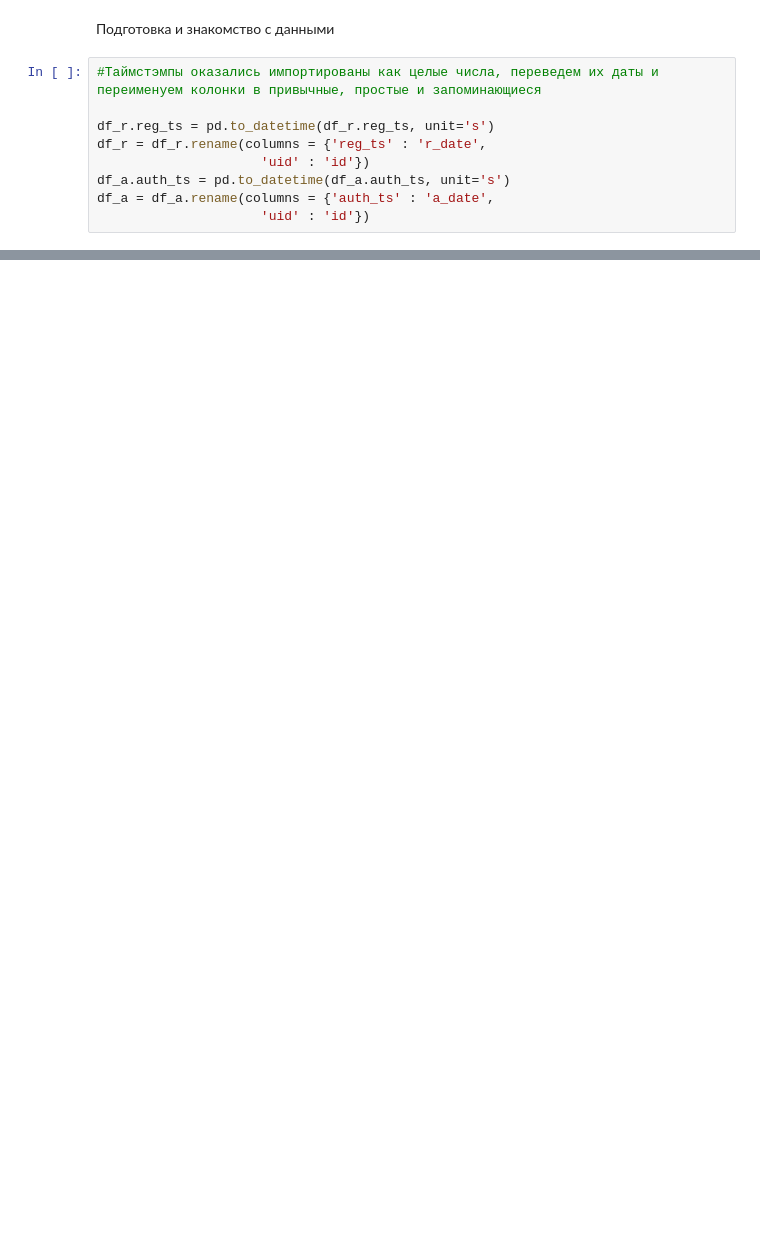
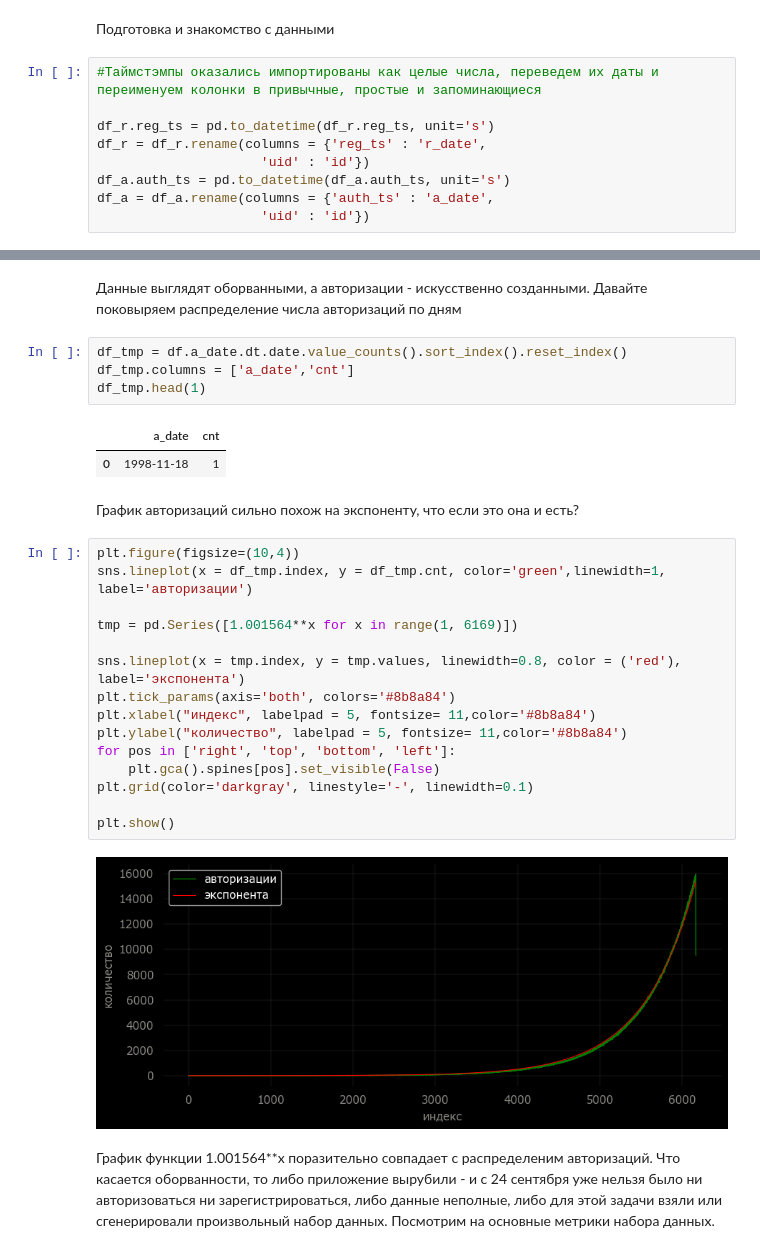
Before and after one commit to sortvalues/my_rep_01, a Jupyter notebook: Projects/karpov_cources_final_project.ipynb, the cells around one changed output, grey strips where cells are left out. Cells and saved outputs as stored; diff of their text form; blank space fills up the shorter version.

```diff
--- a/Projects/karpov_cources_final_project.ipynb
+++ b/Projects/karpov_cources_final_project.ipynb
@@ -58,3 +117,33 @@ df = pd.merge(df_a, df_r, how = 'left', on='id')
+# %% [markdown]
+Данные выглядят оборванными, а авторизации - искусственно созданными. Давайте поковыряем распределение числа авторизаций по дням
+# %%
+df_tmp = df.a_date.dt.date.value_counts().sort_index().reset_index()
+df_tmp.columns = ['a_date','cnt']
+df_tmp.head(1)
+# %% [output]
+|  | a_date | cnt |
+| 0 | 1998-11-18 | 1 |
+# %% [markdown]
+График авторизаций сильно похож на экспоненту, что если это она и есть?
+# %%
+plt.figure(figsize=(10,4))
+sns.lineplot(x = df_tmp.index, y = df_tmp.cnt, color='green',linewidth=1, label='авторизации')
+
+tmp = pd.Series([1.001564**x for x in range(1, 6169)])
+
+sns.lineplot(x = tmp.index, y = tmp.values, linewidth=0.8, color = ('red'), label='экспонента')
+plt.tick_params(axis='both', colors='#8b8a84')
+plt.xlabel("индекс", labelpad = 5, fontsize= 11,color='#8b8a84')
+plt.ylabel("количество", labelpad = 5, fontsize= 11,color='#8b8a84')
+for pos in ['right', 'top', 'bottom', 'left']:
+    plt.gca().spines[pos].set_visible(False)
+plt.grid(color='darkgray', linestyle='-', linewidth=0.1)
+
+plt.show()
+# %% [output]
+[figure, added]
+# %% [markdown]
+График функции 1.001564**x поразительно совпадает с распределеним авторизаций. Что касается оборванности, то либо приложение вырубили - и с 24 сентября уже нельзя было ни авторизоваться ни зарегистрироваться, либо данные неполные, либо для этой задачи взяли или сгенерировали произвольный набор данных. Посмотрим на основные метрики набора данных.
 # %%
 df_tmp=df.groupby('id').a_date.count().sort_values(ascending = False)
 print(f'\
```
Also changed, not shown: parts of 62 cells of this notebook, 4 other files.
